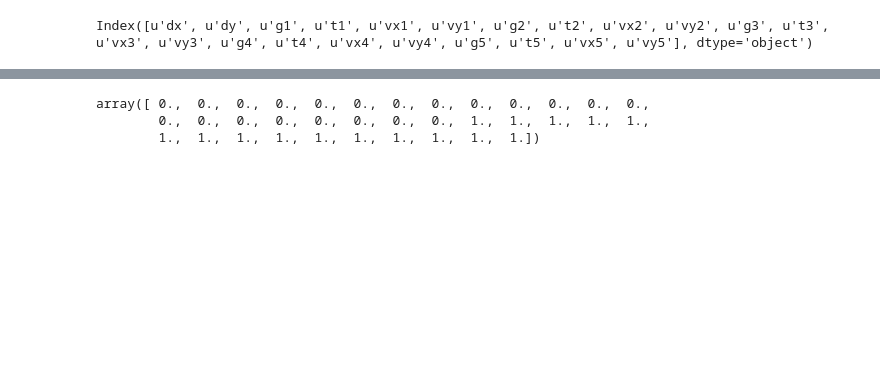
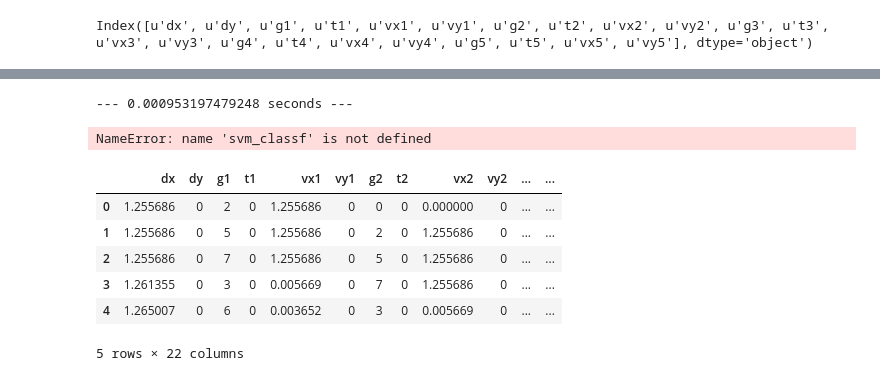
Before and after one commit to Joao-M-Almeida/HumanRobotInteraction, a Jupyter notebook: hri_notebook.ipynb, the cells around one changed output, grey strips where cells are left out. Cells and saved outputs as stored; diff of their text form; code cells hidden in the pictures; blank space fills up the shorter version.

```diff
--- a/hri_notebook.ipynb
+++ b/hri_notebook.ipynb
@@ -129,8 +113,57 @@ database_wave
-# %%
-# LABELS
-
-np.append(np.zeros((21,)),np.ones((15,)))
-# %% [output]
-array([ 0.,  0.,  0.,  0.,  0.,  0.,  0.,  0.,  0.,  0.,  0.,  0.,  0.,
-        0.,  0.,  0.,  0.,  0.,  0.,  0.,  0.,  1.,  1.,  1.,  1.,  1.,
-        1.,  1.,  1.,  1.,  1.,  1.,  1.,  1.,  1.,  1.])
+# %%
+# Train
+
+Fsrc = database_wave.values
+Lsrc = wave_labels
+svm_classf = SVC()
+start_time = time.time()
+svm_classf.fit(Fsrc,Lsrc)
+print("--- %s seconds ---" % (time.time() - start_time))
+# %% [output]
+--- 0.000953197479248 seconds ---
+# %%
+# Predict
+
+start_time = time.time()
+LtrgSVM=svm_classf.predict(Fsrc)
+print("--- %s seconds ---" % (time.time() - start_time))
+accuracy_score(Lsrc,LtrgSVM)
+# %% [output]
+NameError: name 'svm_classf' is not defined
+# %%
+database = pd.read_csv("/home/jmirandadealme/Documents/SistAut/HumanRobotInteraction/others/TrainingData/total.txt",
+                      skipinitialspace=True ,quotechar ="'")
+
+
+
+database["t5"] = 0
+database["t4"] = 0
+database["t3"] = 0
+database["t2"] = 0
+database["t1"] = 0
+
+
+
+le = preprocessing.LabelEncoder()
+le.fit([0.0,'closingforearm','armmovingdown','armmovingup',
+        'armstopped','forearmstopped','handaboveelbow','handunderelbow',
+        'nowalking','openingforearm','walkingbackward','walkingforward','waving','calling', 'handing',])
+database["g1"]=le.transform(database["g1"])
+database["g2"]=le.transform(database["g2"])
+database["g3"]=le.transform(database["g3"])
+database["g4"]=le.transform(database["g4"])
+database["g5"]=le.transform(database["g5"])
+
+labels = database['label'].values
+
+database.drop("label",axis=1,inplace=True)
+
+database.head()
+# %% [output]
+|  | dx | dy | g1 | t1 | vx1 | vy1 | g2 | t2 | vx2 | vy2 | ... | ... |
+| 0 | 1.255686 | 0 | 2 | 0 | 1.255686 | 0 | 0 | 0 | 0.000000 | 0 | ... | ... |
+| 1 | 1.255686 | 0 | 5 | 0 | 1.255686 | 0 | 2 | 0 | 1.255686 | 0 | ... | ... |
+| 2 | 1.255686 | 0 | 7 | 0 | 1.255686 | 0 | 5 | 0 | 1.255686 | 0 | ... | ... |
+| 3 | 1.261355 | 0 | 3 | 0 | 0.005669 | 0 | 7 | 0 | 1.255686 | 0 | ... | ... |
+| 4 | 1.265007 | 0 | 6 | 0 | 0.003652 | 0 | 3 | 0 | 0.005669 | 0 | ... | ... |
+5 rows × 22 columns
```
Also changed, not shown: parts of 7 cells of this notebook, 2 other files.
